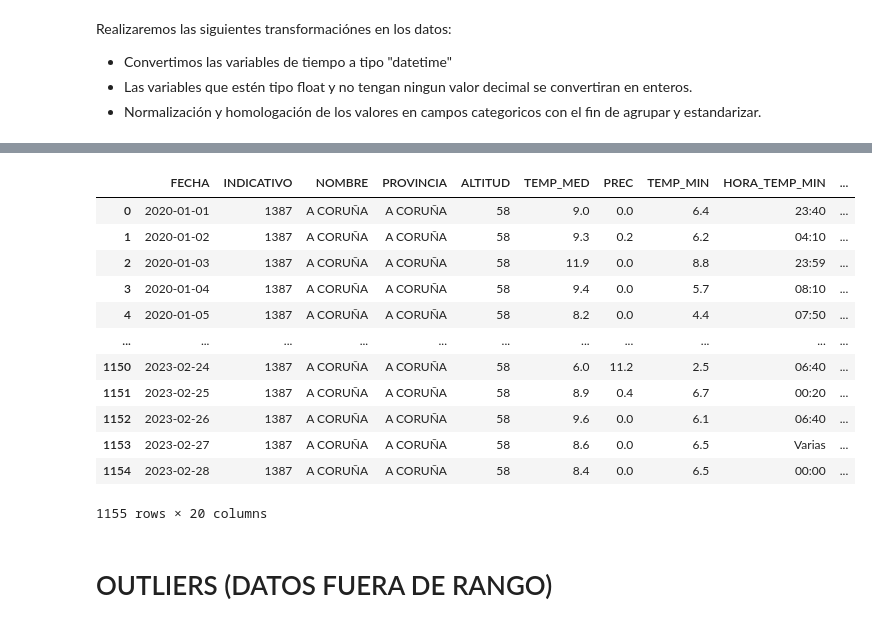
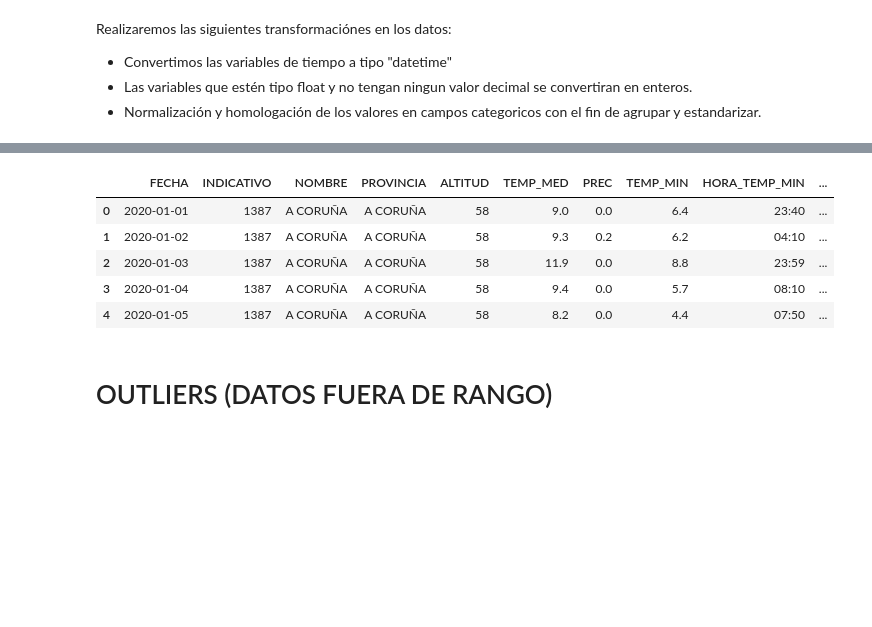
Before and after one commit to Danilo0221/TFM, a Jupyter notebook: DataCleaning/DataCleaningClima.ipynb, the cells around one changed output, grey strips where cells are left out. Cells and saved outputs as stored; diff of their text form; code cells hidden in the pictures; blank space fills up the shorter version.

```diff
--- a/DataCleaning/DataCleaningClima.ipynb
+++ b/DataCleaning/DataCleaningClima.ipynb
@@ -343,21 +304,14 @@ PRES_MIN                float64
 HORA_PRES_MIN            object
 dtype: object
 # %%
-df
+df.head()
 # %% [output]
 |  | FECHA | INDICATIVO | NOMBRE | PROVINCIA | ALTITUD | TEMP_MED | PREC | TEMP_MIN | HORA_TEMP_MIN | ... |
 | 0 | 2020-01-01 | 1387 | A CORUÑA | A CORUÑA | 58 | 9.0 | 0.0 | 6.4 | 23:40 | ... |
 | 1 | 2020-01-02 | 1387 | A CORUÑA | A CORUÑA | 58 | 9.3 | 0.2 | 6.2 | 04:10 | ... |
 | 2 | 2020-01-03 | 1387 | A CORUÑA | A CORUÑA | 58 | 11.9 | 0.0 | 8.8 | 23:59 | ... |
 | 3 | 2020-01-04 | 1387 | A CORUÑA | A CORUÑA | 58 | 9.4 | 0.0 | 5.7 | 08:10 | ... |
 | 4 | 2020-01-05 | 1387 | A CORUÑA | A CORUÑA | 58 | 8.2 | 0.0 | 4.4 | 07:50 | ... |
-| ... | ... | ... | ... | ... | ... | ... | ... | ... | ... | ... |
-| 1150 | 2023-02-24 | 1387 | A CORUÑA | A CORUÑA | 58 | 6.0 | 11.2 | 2.5 | 06:40 | ... |
-| 1151 | 2023-02-25 | 1387 | A CORUÑA | A CORUÑA | 58 | 8.9 | 0.4 | 6.7 | 00:20 | ... |
-| 1152 | 2023-02-26 | 1387 | A CORUÑA | A CORUÑA | 58 | 9.6 | 0.0 | 6.1 | 06:40 | ... |
-| 1153 | 2023-02-27 | 1387 | A CORUÑA | A CORUÑA | 58 | 8.6 | 0.0 | 6.5 | Varias | ... |
-| 1154 | 2023-02-28 | 1387 | A CORUÑA | A CORUÑA | 58 | 8.4 | 0.0 | 6.5 | 00:00 | ... |
-1155 rows × 20 columns
 # %% [markdown]
 # OUTLIERS (DATOS FUERA DE RANGO)
 # %% [markdown]
```
Also changed, not shown: parts of 34 cells of this notebook, 2 other files.
